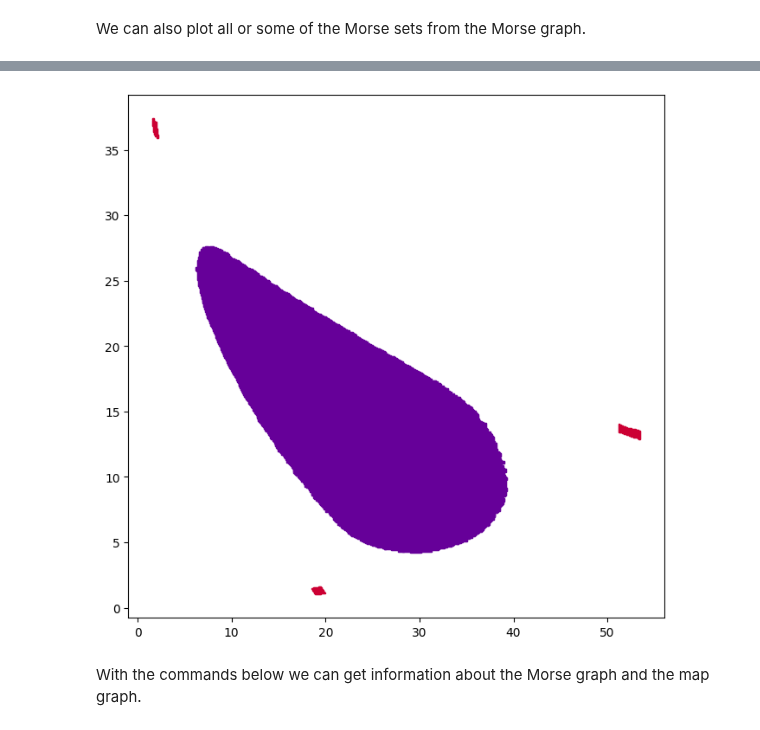
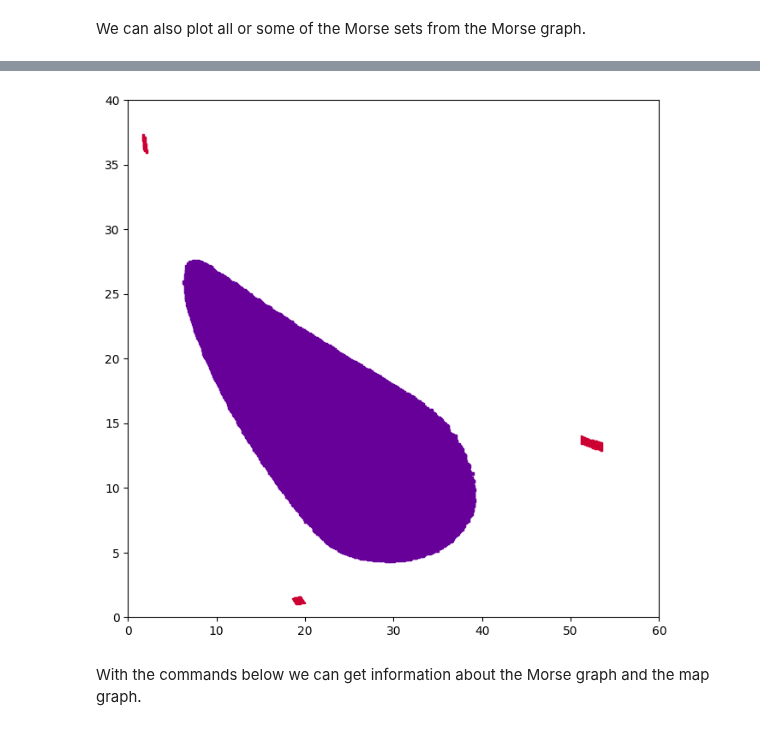
Before and after one commit to marciogameiro/CMGDB, a Jupyter notebook: examples/Examples.ipynb, the cells around one changed output, grey strips where cells are left out. Saved outputs shown, nothing was run; the diff lists cells and outputs as text; code cells hidden in the pictures.

```diff
--- a/examples/Examples.ipynb
+++ b/examples/Examples.ipynb
@@ -79,0 +138,12 @@ CMGDB.PlotMorseSets(morse_fname, cmap=matplotlib.cm.cool)
+# %%
+# Leslie map with padding
+
+# Define Leslie map
+def f(x):
+    th1 = 19.6
+    th2 = 23.68
+    return [(th1 * x[0] + th2 * x[1]) * math.exp (-0.1 * (x[0] + x[1])), 0.7 * x[0]]
+
+# Define box map for f
+def F(rect):
+    return BoxMap(f, rect, padding=True)
@@ -79,0 +177,13 @@ CMGDB.PlotMorseSets(morse_fname, cmap=matplotlib.cm.cool)
+# %%
+# Leslie map at center point
+
+# Define Leslie map
+def f(x):
+    th1 = 19.6
+    th2 = 23.68
+    return [(th1 * x[0] + th2 * x[1]) * math.exp (-0.1 * (x[0] + x[1])), 0.7 * x[0]]
+
+# Define box map for f
+def F(rect):
+    # return BoxMap(f, rect, mode='random', num_pts=5)
+    return BoxMap(f, rect, mode='center')
@@ -81,6 +214,18 @@ CMGDB.PlotMorseSets(morse_fname, cmap=matplotlib.cm.cool)
 In the next example we use only a single level of subdivision. For this we create
 a model with only one parameter indicating the number of subdivisions. We agian use the
 Leslie map defined above.
+# %%
+# Leslie map with padding
+
+# Define Leslie map
+def f(x):
+    th1 = 19.6
+    th2 = 23.68
+    return [(th1 * x[0] + th2 * x[1]) * math.exp (-0.1 * (x[0] + x[1])), 0.7 * x[0]]
+
+# Define box map for f
+def F(rect):
+    return BoxMap(f, rect, padding=True)
 # %%
 phase_subdiv = 20
 lower_bounds = [-0.001, -0.001]
@@ -113,8 +258,8 @@ CMGDB.PlotMorseSets(morse_graph)
 # %%
 # Plot only Morse nodes 1 and 2
-CMGDB.PlotMorseSets(morse_graph, morse_nodes=[1, 2])
+CMGDB.PlotMorseSets(morse_graph, morse_nodes=[1, 2], xlim=[0, 60], ylim=[0, 40])
 # %% [output]
-[figure, old version]
+[figure, new version]
 # %% [markdown]
 With the commands below we can get information about the Morse graph and the map graph.
 # %%
```
Also changed, not shown: parts of 24 cells of this notebook, 2 other files.
